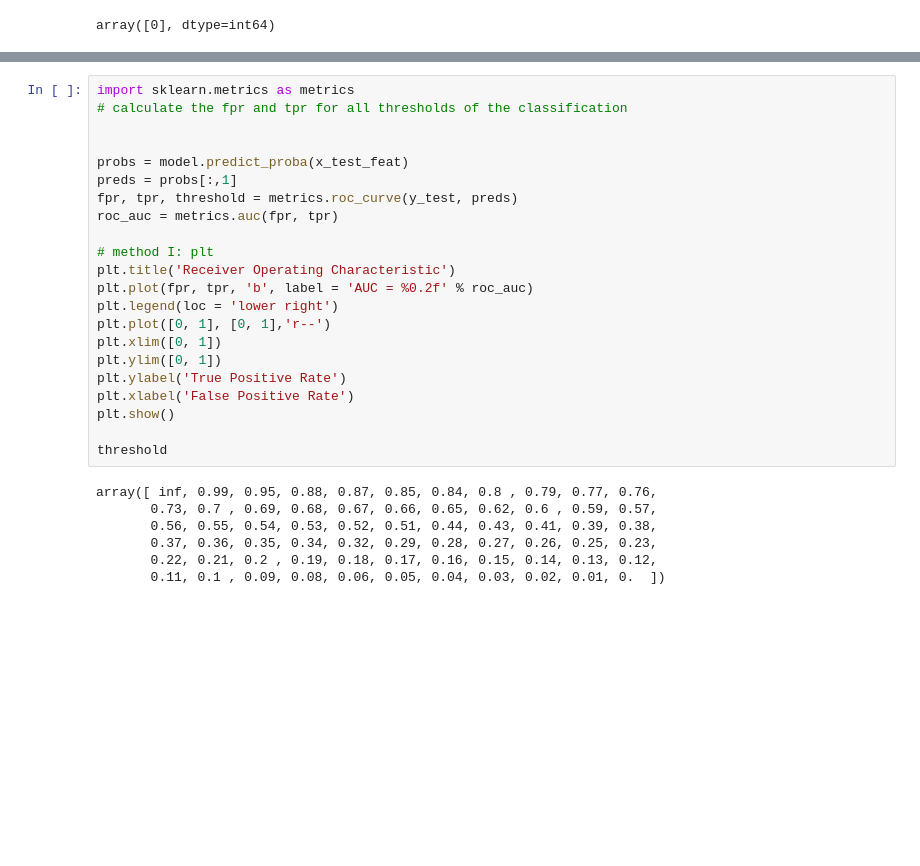
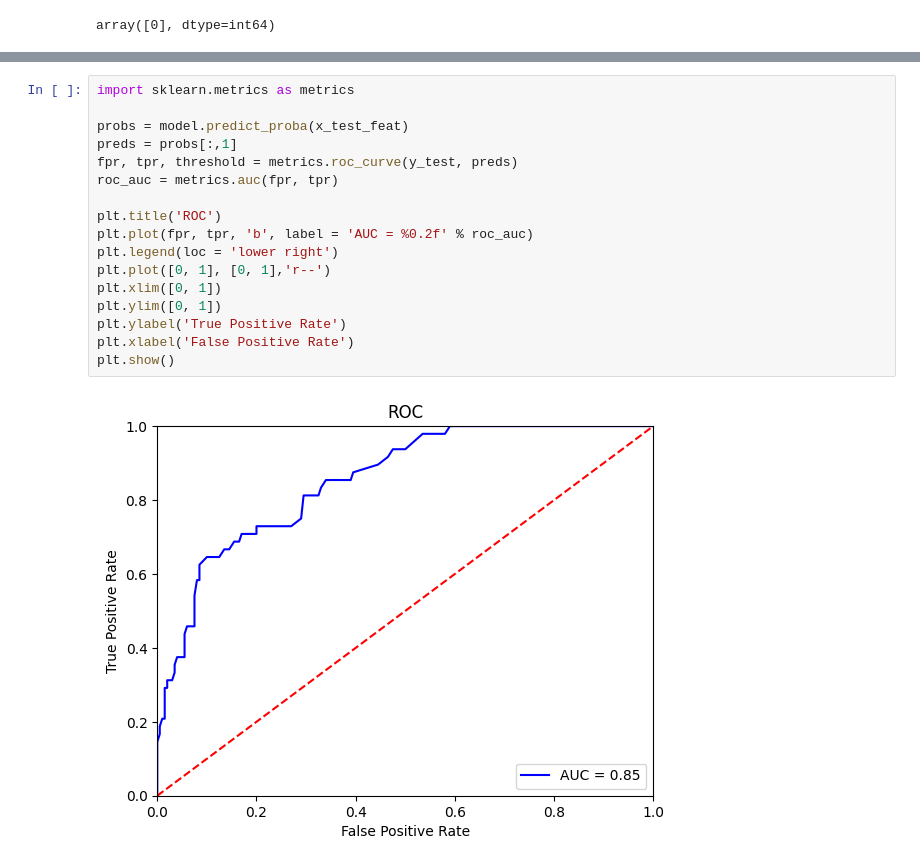
Before and after one commit to MarcosABP/Churn-Dataset, a Jupyter notebook: Churn.ipynb, the cells around one changed output, grey strips where cells are left out. Drawn from its saved outputs; the diff is of its cells as text; blank space fills up the shorter version.

```diff
--- a/Churn.ipynb
+++ b/Churn.ipynb
@@ -662,29 +714,19 @@ Normalized Features: [[        nan  0.          0.37577969 -1.05480367 -1.131834
 # %%
 import sklearn.metrics as metrics
-# calculate the fpr and tpr for all thresholds of the classification
-
 
 probs = model.predict_proba(x_test_feat)
 preds = probs[:,1]
 fpr, tpr, threshold = metrics.roc_curve(y_test, preds)
 roc_auc = metrics.auc(fpr, tpr)
 
-# method I: plt
-plt.title('Receiver Operating Characteristic')
+plt.title('ROC')
 plt.plot(fpr, tpr, 'b', label = 'AUC = %0.2f' % roc_auc)
 plt.legend(loc = 'lower right')
 plt.plot([0, 1], [0, 1],'r--')
 plt.xlim([0, 1])
 plt.ylim([0, 1])
 plt.ylabel('True Positive Rate')
 plt.xlabel('False Positive Rate')
 plt.show()
-
-threshold
 # %% [output]
-array([ inf, 0.99, 0.95, 0.88, 0.87, 0.85, 0.84, 0.8 , 0.79, 0.77, 0.76,
-       0.73, 0.7 , 0.69, 0.68, 0.67, 0.66, 0.65, 0.62, 0.6 , 0.59, 0.57,
-       0.56, 0.55, 0.54, 0.53, 0.52, 0.51, 0.44, 0.43, 0.41, 0.39, 0.38,
-       0.37, 0.36, 0.35, 0.34, 0.32, 0.29, 0.28, 0.27, 0.26, 0.25, 0.23,
-       0.22, 0.21, 0.2 , 0.19, 0.18, 0.17, 0.16, 0.15, 0.14, 0.13, 0.12,
-       0.11, 0.1 , 0.09, 0.08, 0.06, 0.05, 0.04, 0.03, 0.02, 0.01, 0.  ])
+[figure, added]
```
Also changed, not shown: parts of 28 cells of this notebook.
